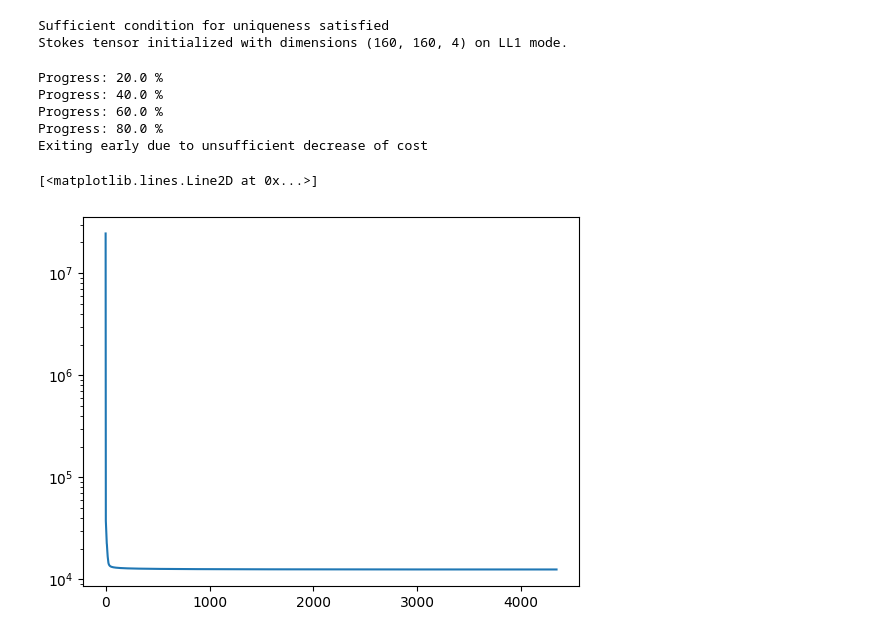
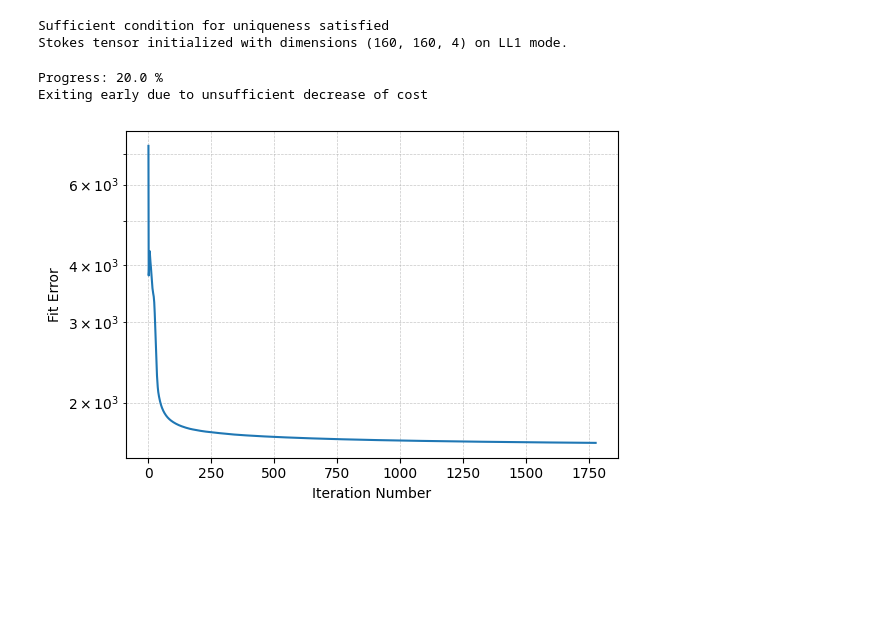
Before and after one commit to scbarreto/pyBBTD, a Jupyter notebook: notebooks/example_stokes.ipynb, the cells around one changed output. Cells and saved outputs as stored; diff of their text form; code cells hidden in the pictures; blank space fills up the shorter version.

```diff
--- a/notebooks/example_stokes.ipynb
+++ b/notebooks/example_stokes.ipynb
@@ -52,7 +58,7 @@ _ = ax.set_xlabel("iteration number")
 # %% [markdown]
 # Example with BBTD board
 # %%
-tensor = np.load("data/BBTD_Stokes.npy")
+tensor = np.load("data/BBTD_board.npy")
 
 # Create Stokes model
 R = 5
@@ -66,22 +72,18 @@ Stokes tensor initialized with dimensions (160, 160, 4) on LL1 mode.
 X.fit(
     data=tensor,
     algorithm="ADMM",
-    init="random",
+    init="kmeans",
     max_iter=5000,
     rho=1,
-    max_admm=1,
-    rel_tol=10**-8,
+    max_admm=2,
+    rel_tol=10**-5,
     abs_tol=10**-7,
     admm_tol=10**-5,
 )
 # %% [output]
 Progress: 20.0 %
-Progress: 40.0 %
-Progress: 60.0 %
-Progress: 80.0 %
 Exiting early due to unsufficient decrease of cost
 # %%
-plt.semilogy(X.fit_error)
+draw_metrics.plot_error(X.fit_error)
 # %% [output]
-[<matplotlib.lines.Line2D at 0x...>]
-[figure, old version]
+[figure, new version]
```
Also changed, not shown: parts of 8 cells of this notebook, 13 other files.
